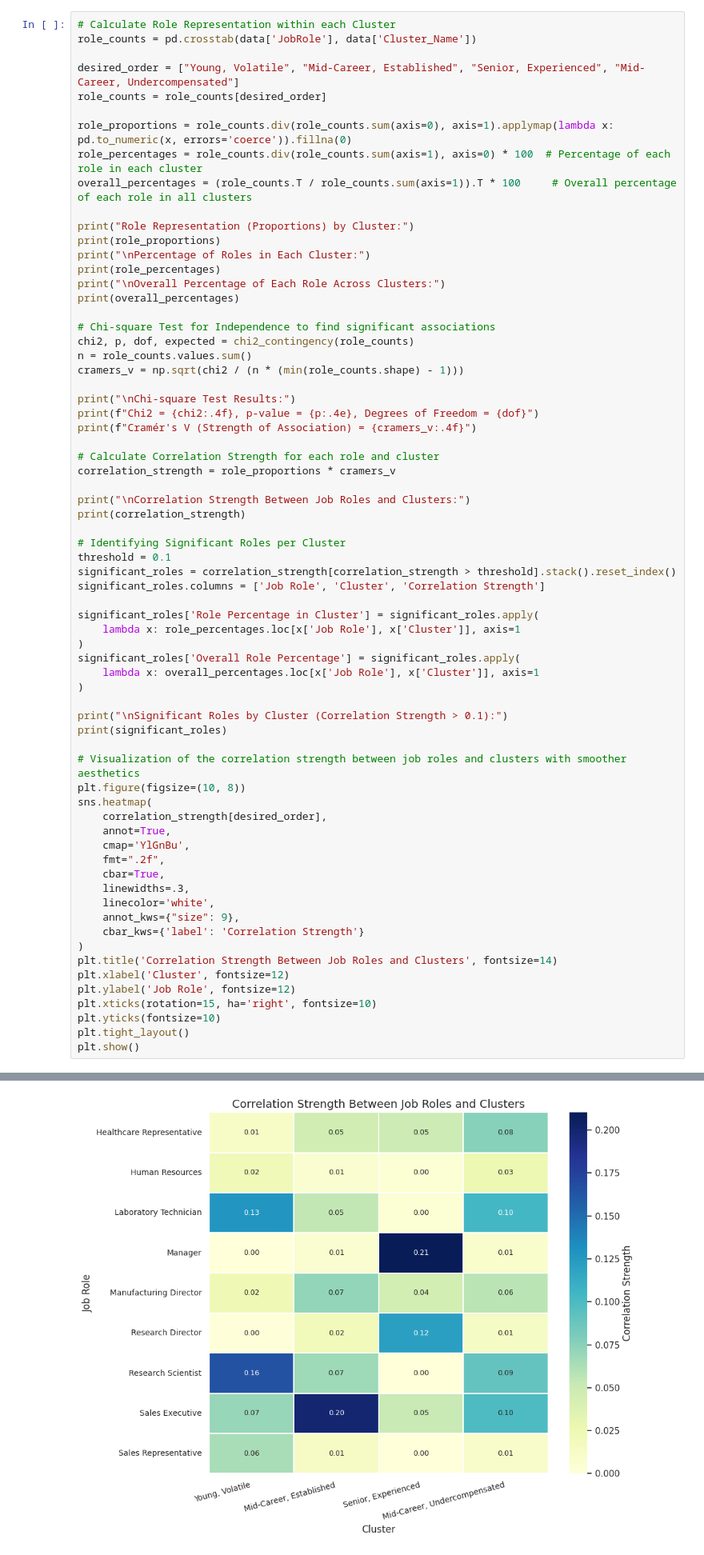
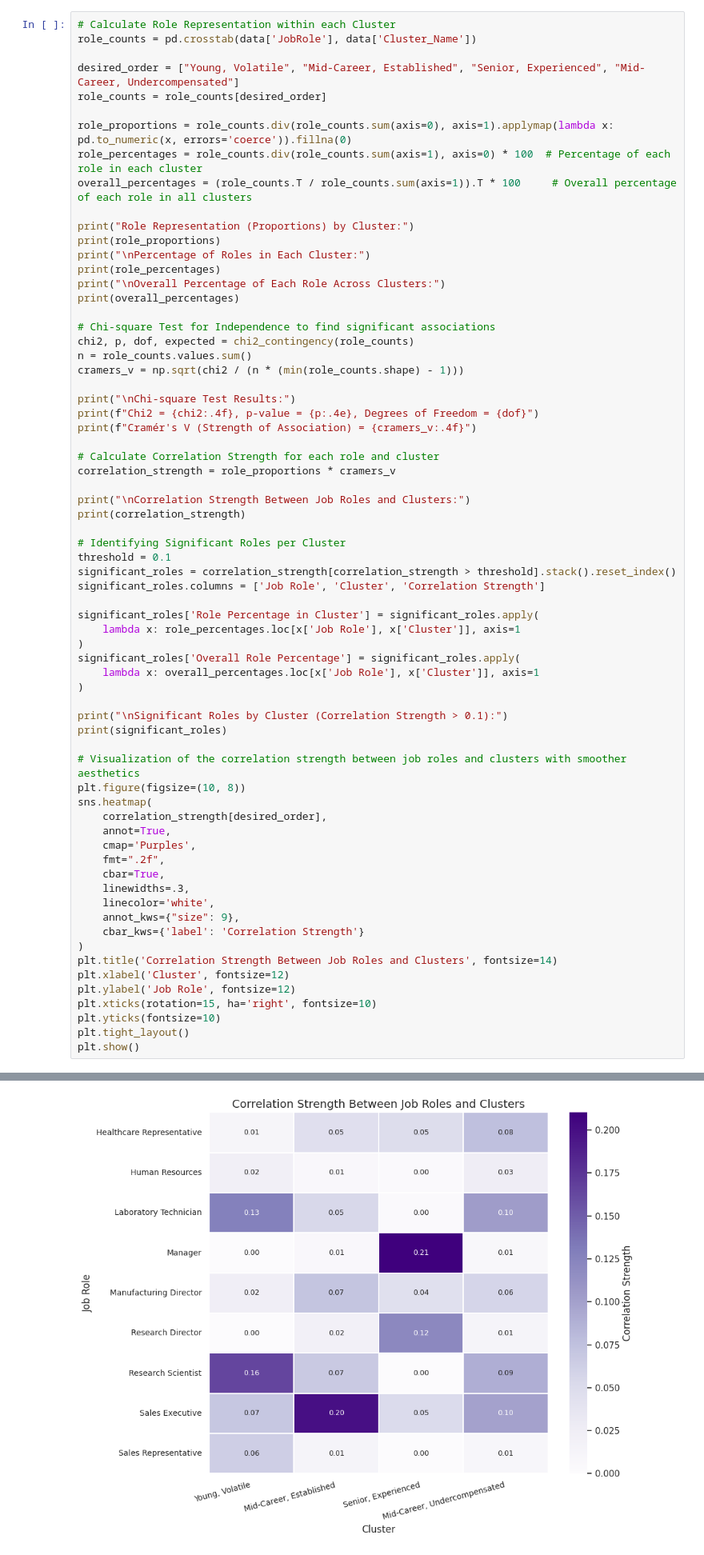
Before and after one commit to IslamTayeb/DIIG-data-challenge-24, a Jupyter notebook: Analysis/demographic_anal.ipynb, the cells around one changed output, grey strips where cells are left out. Shown at 80% size. Cells and saved outputs as stored; diff of their text form.

```diff
--- a/Analysis/demographic_anal.ipynb
+++ b/Analysis/demographic_anal.ipynb
@@ -419,37 +431,37 @@ plt.figure(figsize=(10, 8))
 sns.heatmap(
     correlation_strength[desired_order],
     annot=True,
-    cmap='YlGnBu',
+    cmap='Purples',
     fmt=".2f",
     cbar=True,
     linewidths=.3,
     linecolor='white',
     annot_kws={"size": 9},
     cbar_kws={'label': 'Correlation Strength'}
 )
 plt.title('Correlation Strength Between Job Roles and Clusters', fontsize=14)
 plt.xlabel('Cluster', fontsize=12)
 plt.ylabel('Job Role', fontsize=12)
 plt.xticks(rotation=15, ha='right', fontsize=10)
 plt.yticks(fontsize=10)
 plt.tight_layout()
 plt.show()
 # %% [output]
 Role Representation (Proportions) by Cluster:
 Cluster_Name               Young, Volatile  Mid-Career, Established  \
 JobRole
 Healthcare Representative         0.024641                 0.093151
 Human Resources                   0.047228                 0.013699
 Laboratory Technician             0.262834                 0.112329
 Manager                           0.000000                 0.013699
 Manufacturing Director            0.049281                 0.147945
 Research Director                 0.002053                 0.041096
 Research Scientist                0.338809                 0.139726
 Sales Executive                   0.143737                 0.410959
 Sales Representative              0.131417                 0.027397
 ... (104 lines left out)
 2                   88.235294                88.235294
 3                   65.000000                65.000000
 4                   56.506849                56.506849
 5                   46.012270                46.012270
-[figure, old version]
+[figure, new version]
```
Also changed, not shown: parts of 7 cells of this notebook, 4 other files.
